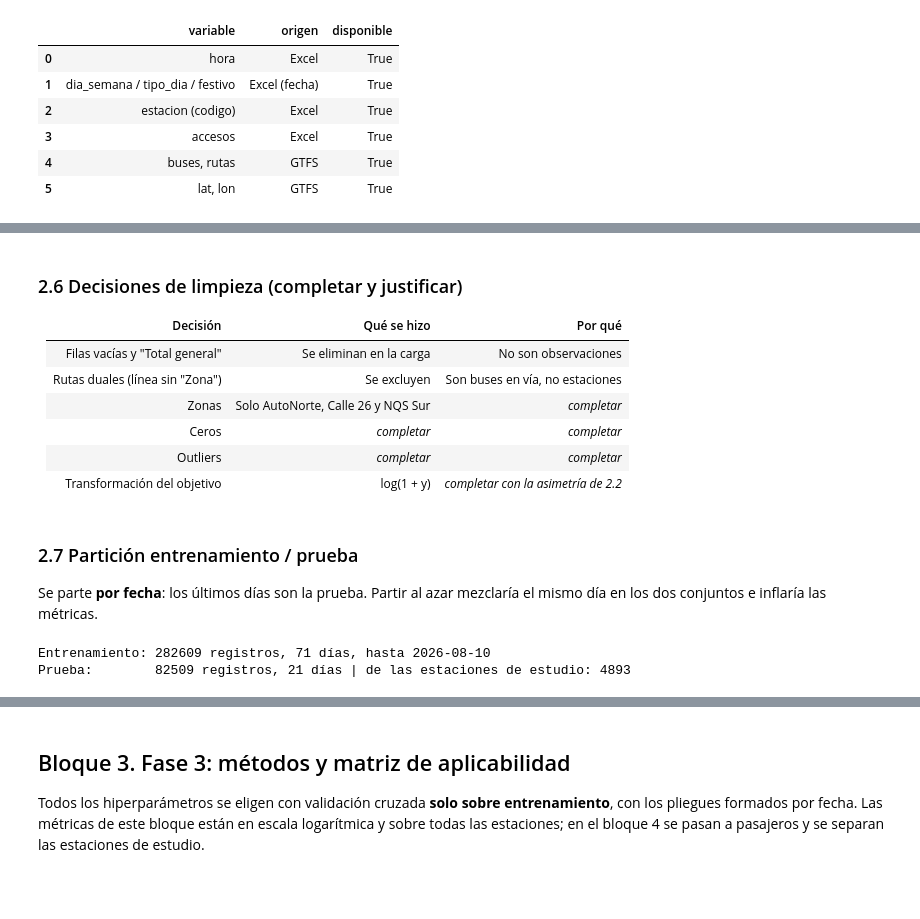
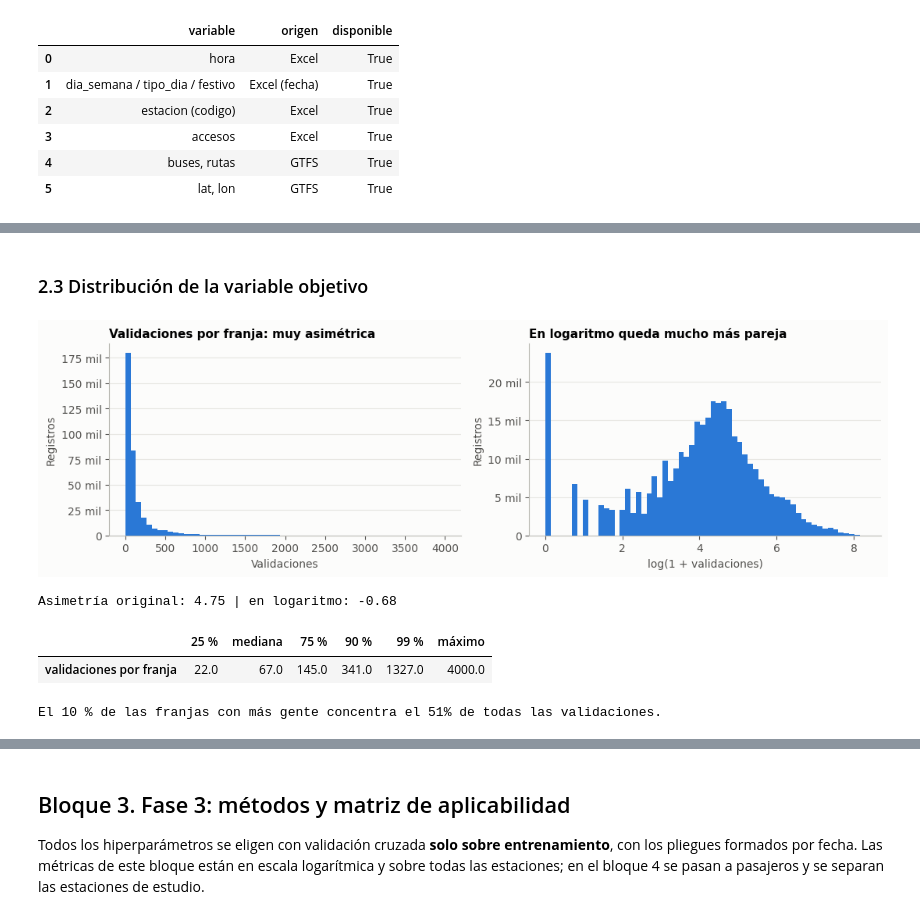
Before and after one commit to QueenR1014/FlujoTransmilenio, a Jupyter notebook: notebooks/taller_transmilenio.ipynb, the cells around one changed output, grey strips where cells are left out. Saved outputs shown, nothing was run; the diff lists cells and outputs as text; code cells hidden in the pictures; blank space fills up the shorter version.

Commit message:
Ultima parte Jori Ojala funcione

```diff
--- a/notebooks/taller_transmilenio.ipynb
+++ b/notebooks/taller_transmilenio.ipynb
@@ -327,9 +513,0 @@ Esta gráfica es la evidencia principal para decidir si splines y kernels aporta
-# %%
-perfil = datos[datos.estudio].groupby(["estacion", "tipo_dia", "hora"]).validaciones.mean().reset_index()
-est = [e for e in ESTUDIO.values() if e in set(perfil.estacion)]
-fig, ax = plt.subplots(1, len(est), figsize=(4.5 * len(est), 3.5), squeeze=False)
-for a, e in zip(ax[0], est):
-    for t, g in perfil[perfil.estacion == e].groupby("tipo_dia"):
-        a.plot(g.hora, g.validaciones, label=t)
-    a.set_title(e); a.set_xlabel("Hora"); a.set_ylabel("Validaciones promedio"); a.legend()
-plt.tight_layout(); plt.savefig(FIG / "perfil_horario.png", dpi=120); plt.show()
@@ -355,25 +514,24 @@ display(datos[cols].corr().round(2))
-# %% [markdown]
-### 2.6 Decisiones de limpieza (completar y justificar)
-
-| Decisión | Qué se hizo | Por qué |
-|---|---|---|
-| Filas vacías y "Total general" | Se eliminan en la carga | No son observaciones |
-| Rutas duales (línea sin "Zona") | Se excluyen | Son buses en vía, no estaciones |
-| Zonas | Solo AutoNorte, Calle 26 y NQS Sur | _completar_ |
-| Ceros | _completar_ | _completar_ |
-| Outliers | _completar_ | _completar_ |
-| Transformación del objetivo | log(1 + y) | _completar con la asimetría de 2.2_ |
-# %% [markdown]
-### 2.7 Partición entrenamiento / prueba
-Se parte **por fecha**: los últimos días son la prueba. Partir al azar mezclaría el mismo día en los dos conjuntos e inflaría las métricas.
-# %%
-corte = datos.fecha.max() - pd.Timedelta(days=DIAS_TEST)
-train, test = datos[datos.fecha <= corte].copy(), datos[datos.fecha > corte].copy()
-X_train, y_train, grupos_train = train, train.y, train.fecha
-X_test, y_test = test, test.y
-print("Entrenamiento:", len(train), "registros,", train.fecha.nunique(), "días, hasta", corte.date())
-print("Prueba:       ", len(test), "registros,", test.fecha.nunique(), "días |",
-      "de las estaciones de estudio:", int(test.estudio.sum()))
-# %% [output]
-Entrenamiento: 282609 registros, 71 días, hasta 2026-08-10
-Prueba:        82509 registros, 21 días | de las estaciones de estudio: 4893
+# %% [markdown]
+### 2.3 Distribución de la variable objetivo
+# %%
+fig, ax = plt.subplots(1, 2, figsize=(11, 3.4))
+ax[0].hist(datos.validaciones, bins=60, color=AZUL); ax[0].set_title("Validaciones por franja: muy asimétrica")
+ax[1].hist(np.log1p(datos.validaciones), bins=60, color=AZUL); ax[1].set_title("En logaritmo queda mucho más pareja")
+ax[0].set_xlabel("Validaciones"); ax[1].set_xlabel("log(1 + validaciones)")
+for a in ax:
+    a.set_ylabel("Registros"); a.yaxis.set_major_formatter(miles); a.grid(axis="x", visible=False)
+plt.tight_layout(); plt.savefig(FIG / "distribucion_objetivo.png", dpi=120); plt.show()
+
+print("Asimetría original: {:.2f} | en logaritmo: {:.2f}".format(
+      datos.validaciones.skew(), np.log1p(datos.validaciones).skew()))
+cuantiles = datos.validaciones.quantile([0.25, 0.5, 0.75, 0.9, 0.99, 1]).round(0)
+cuantiles.index = ["25 %", "mediana", "75 %", "90 %", "99 %", "máximo"]
+display(cuantiles.to_frame("validaciones por franja").T)
+print("El 10 % de las franjas con más gente concentra el {:.0%} de todas las validaciones.".format(
+      datos.validaciones[datos.validaciones >= datos.validaciones.quantile(0.9)].sum() / datos.validaciones.sum()))
+# %% [output]
+[figure, added]
+Asimetría original: 4.75 | en logaritmo: -0.68
+|  | 25 % | mediana | 75 % | 90 % | 99 % | máximo |
+| validaciones por franja | 22.0 | 67.0 | 145.0 | 341.0 | 1327.0 | 4000.0 |
+El 10 % de las franjas con más gente concentra el 51% de todas las validaciones.
```
Also changed, not shown: parts of 62 cells of this notebook.
